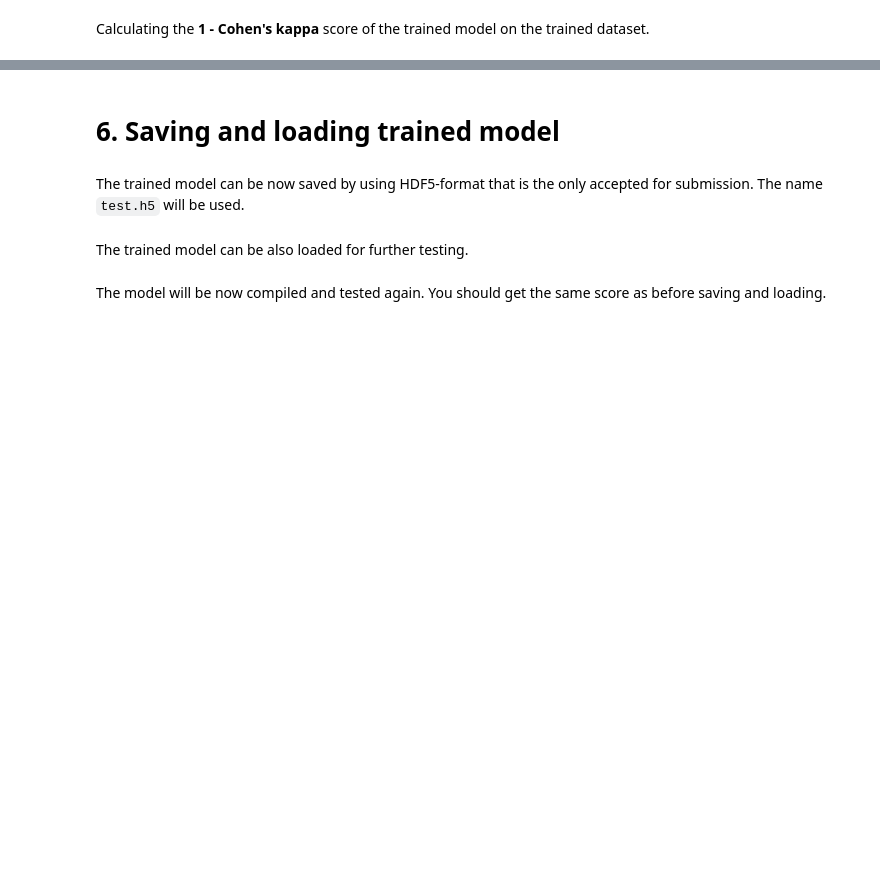
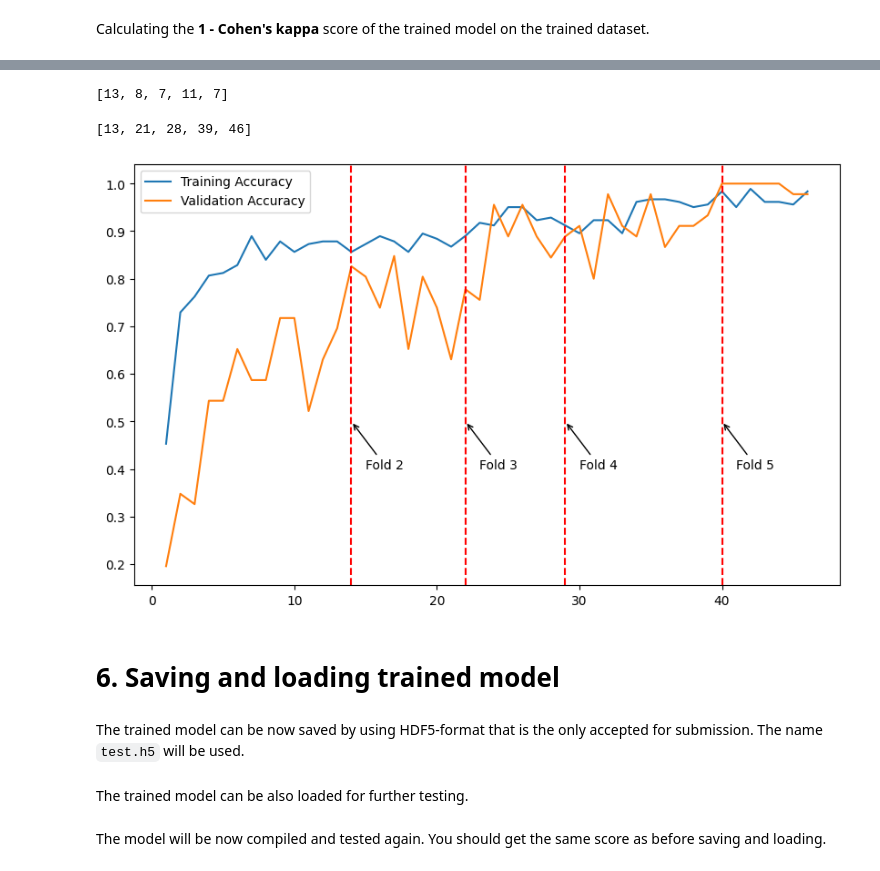
Before and after one commit to ShendoxParadox/Few-shot-satellite-image-classification-OPS-SAT, a Jupyter notebook: OPS_SAT_Dev.ipynb, the cells around one changed output, grey strips where cells are left out. Saved outputs shown, nothing was run; the diff lists cells and outputs as text; code cells hidden in the pictures; blank space fills up the shorter version.

```diff
--- a/OPS_SAT_Dev.ipynb
+++ b/OPS_SAT_Dev.ipynb
@@ -213,3 +232,66 @@ Score: 0.4
+# %%
+eps_per_fold = [len(sub_list) for sub_list in training_accuracy]
+eps_per_fold
+# %% [output]
+[13, 8, 7, 11, 7]
+# %%
+eps_per_fold_cum = list(accumulate(eps_per_fold))
+# %%
+training_accuracy = [element for sublist in training_accuracy for element in sublist]
+validation_accuracy = [element for sublist in validation_accuracy for element in sublist]
+training_loss = [element for sublist in training_loss for element in sublist]
+validation_loss = [element for sublist in validation_loss for element in sublist]
+# %%
+eps_per_fold_cum
+# %% [output]
+[13, 21, 28, 39, 46]
+# %%
+xs = [eps_per_fold_cum[0]+1, eps_per_fold_cum[1]+1, eps_per_fold_cum[2]+1, eps_per_fold_cum[3]+1, eps_per_fold_cum[4]+1]
+ys = [training_accuracy[eps_per_fold_cum[0]-1], training_accuracy[eps_per_fold_cum[1]-1], training_accuracy[eps_per_fold_cum[2]-1],
+         training_accuracy[eps_per_fold_cum[3]-1], training_accuracy[eps_per_fold_cum[4]-1]]
+# %%
+x1 = list(range(1, len(training_accuracy) + 1))
+x2 = list(range(1, len(validation_accuracy) + 1))
+
+fig = plt.figure(figsize=(10, 6))
+
+# Create the plot
+plt.plot(x1, training_accuracy, label='Training Accuracy')
+plt.plot(x2, validation_accuracy, label='Validation Accuracy')
+
+
+
+# Add points with labels
+plt.axvline(x=xs[0], color='red', linestyle='--')
+plt.axvline(x=xs[1], color='red', linestyle='--')
+plt.axvline(x=xs[2], color='red', linestyle='--')
+plt.axvline(x=xs[3], color='red', linestyle='--')
+
+# Add annotations to the lines
+plt.annotate('Fold 2', xy=(xs[0], 0.5), xytext=(xs[0]+1, 0.4),
+             arrowprops=dict(facecolor='black', arrowstyle='->'))
+plt.annotate('Fold 3', xy=(xs[1], 0.5), xytext=(xs[1]+1, 0.4),
+             arrowprops=dict(facecolor='black', arrowstyle='->'))
+plt.annotate('Fold 4', xy=(xs[2], 0.5), xytext=(xs[2]+1, 0.4),
+             arrowprops=dict(facecolor='black', arrowstyle='->'))
+plt.annotate('Fold 5', xy=(xs[3], 0.5), xytext=(xs[3]+1, 0.4),
+             arrowprops=dict(facecolor='black', arrowstyle='->'))
+# plt.axvline(x=xs[4], color='red', linestyle='--')
+# plt.scatter(xs, ys, color='red')
+# plt.annotate('Point 1', (2, 4), textcoords="offset points", xytext=(0,10), ha='center')
+# plt.annotate('Point 2', (4, 8), textcoords="offset points", xytext=(0,10), ha='center')
+
+
+# Add a legend
+plt.legend()
+
+# Enable the grid
+# plt.grid(True)
+
+# Show the plot
+plt.show()
+# %% [output]
+[figure, added]
 # %% [markdown]
 # 6. Saving and loading trained model
 # %% [markdown]
```
Also changed, not shown: parts of 10 cells of this notebook.
